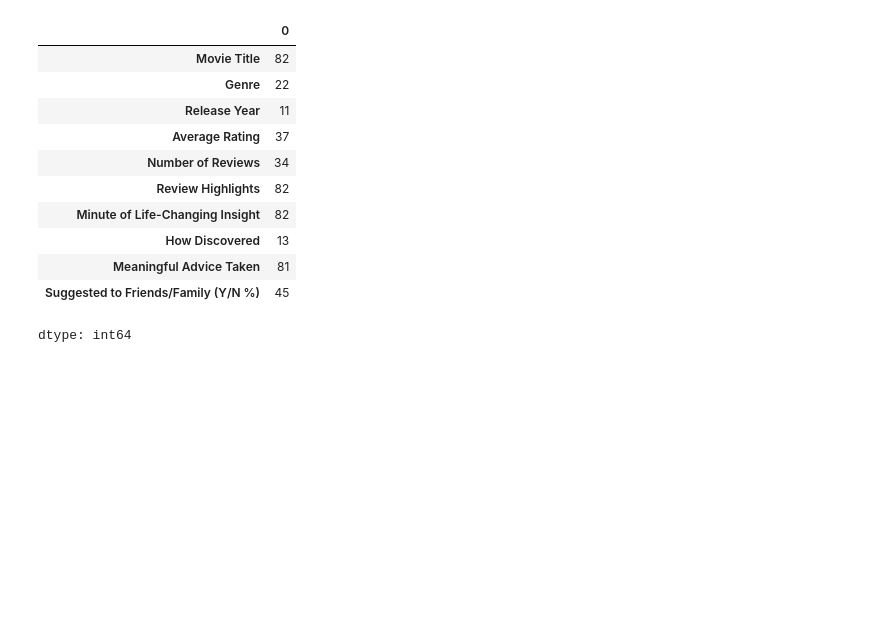
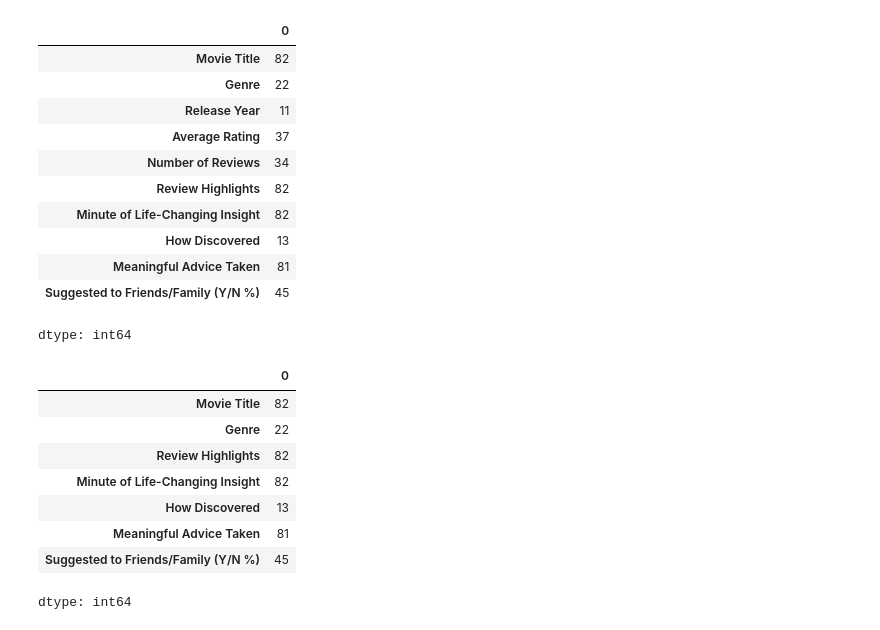
Before and after one commit to Noa810/gal, a Jupyter notebook: project_40_.ipynb, the cells around one changed output. Saved outputs shown, nothing was run; the diff lists cells and outputs as text; code cells hidden in the pictures; blank space fills up the shorter version.

```diff
--- a/project_40_.ipynb
+++ b/project_40_.ipynb
@@ -97,3 +123,15 @@ df.nunique()
 | Meaningful Advice Taken | 81 |
 | Suggested to Friends/Family (Y/N %) | 45 |
 dtype: int64
+# %%
+df.select_dtypes(include="object").nunique()
+# %% [output]
+|  | 0 |
+| Movie Title | 82 |
+| Genre | 22 |
+| Review Highlights | 82 |
+| Minute of Life-Changing Insight | 82 |
+| How Discovered | 13 |
+| Meaningful Advice Taken | 81 |
+| Suggested to Friends/Family (Y/N %) | 45 |
+dtype: int64
```
Also changed, not shown: parts of 5 cells of this notebook.
